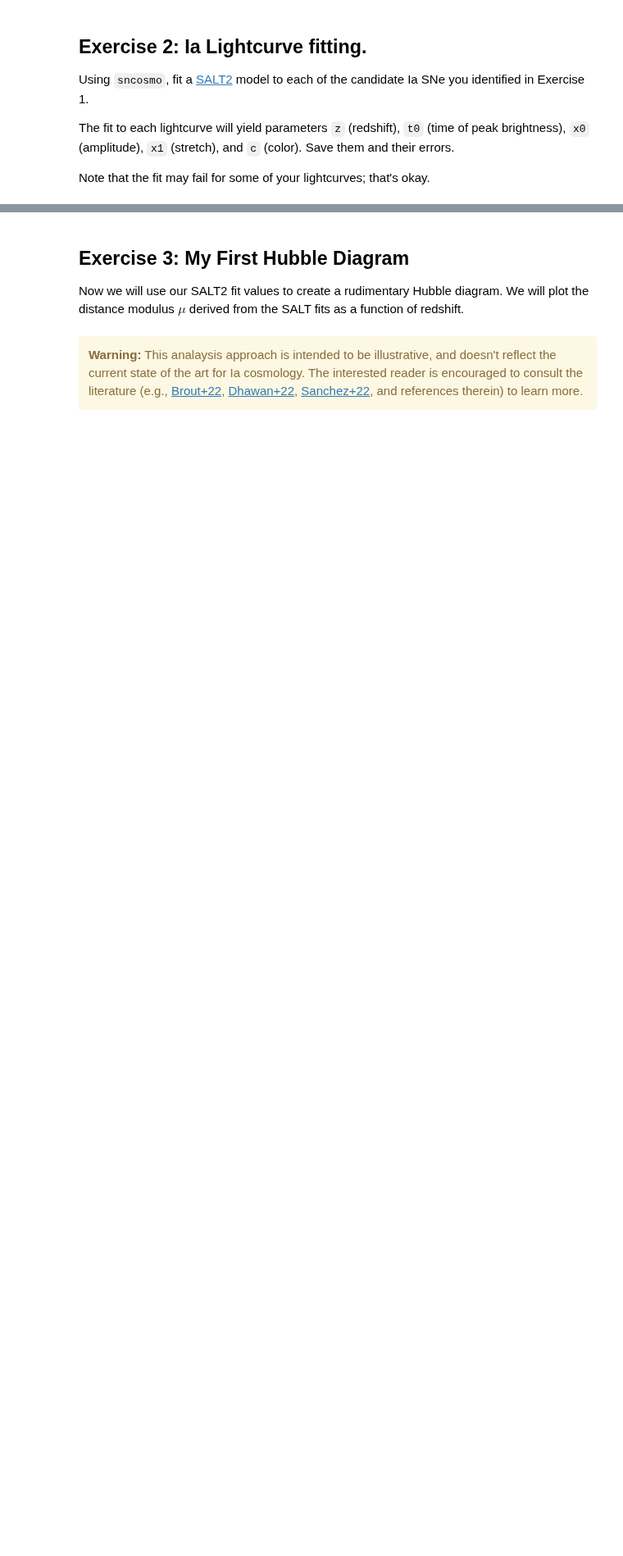
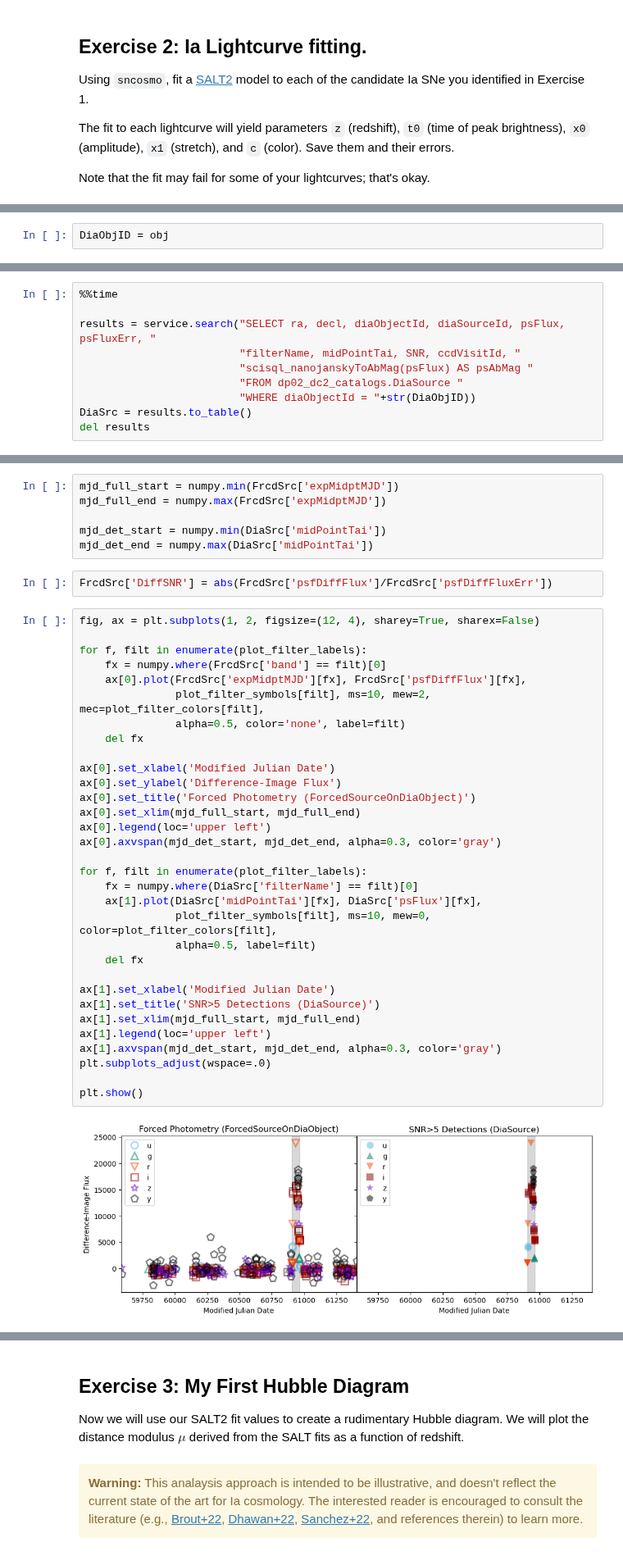
Before and after one commit to ykwang1/astr597-survey-science, a Jupyter notebook: HW/HW7.ipynb, the cells around one changed output, grey strips where cells are left out. Shown at 82% size. Drawn from its saved outputs; the diff is of its cells as text; blank space fills up the shorter version.

```diff
--- a/HW/HW7.ipynb
+++ b/HW/HW7.ipynb
@@ -29,0 +207,2 @@ Note that the fit may fail for some of your lightcurves; that's okay.
+# %%
+DiaObjID = obj
@@ -29,0 +230,10 @@ Note that the fit may fail for some of your lightcurves; that's okay.
+# %%
+%%time
+
+results = service.search("SELECT ra, decl, diaObjectId, diaSourceId, psFlux, psFluxErr, "
+                         "filterName, midPointTai, SNR, ccdVisitId, "
+                         "scisql_nanojanskyToAbMag(psFlux) AS psAbMag "
+                         "FROM dp02_dc2_catalogs.DiaSource "
+                         "WHERE diaObjectId = "+str(DiaObjID))
+DiaSrc = results.to_table()
+del results
@@ -29,0 +243,42 @@ Note that the fit may fail for some of your lightcurves; that's okay.
+# %%
+mjd_full_start = numpy.min(FrcdSrc['expMidptMJD'])
+mjd_full_end = numpy.max(FrcdSrc['expMidptMJD'])
+
+mjd_det_start = numpy.min(DiaSrc['midPointTai'])
+mjd_det_end = numpy.max(DiaSrc['midPointTai'])
+# %%
+FrcdSrc['DiffSNR'] = abs(FrcdSrc['psfDiffFlux']/FrcdSrc['psfDiffFluxErr'])
+# %%
+fig, ax = plt.subplots(1, 2, figsize=(12, 4), sharey=True, sharex=False)
+
+for f, filt in enumerate(plot_filter_labels):
+    fx = numpy.where(FrcdSrc['band'] == filt)[0]
+    ax[0].plot(FrcdSrc['expMidptMJD'][fx], FrcdSrc['psfDiffFlux'][fx],
+               plot_filter_symbols[filt], ms=10, mew=2, mec=plot_filter_colors[filt],
+               alpha=0.5, color='none', label=filt)
+    del fx
+
+ax[0].set_xlabel('Modified Julian Date')
+ax[0].set_ylabel('Difference-Image Flux')
+ax[0].set_title('Forced Photometry (ForcedSourceOnDiaObject)')
+ax[0].set_xlim(mjd_full_start, mjd_full_end)
+ax[0].legend(loc='upper left')
+ax[0].axvspan(mjd_det_start, mjd_det_end, alpha=0.3, color='gray')
+
+for f, filt in enumerate(plot_filter_labels):
+    fx = numpy.where(DiaSrc['filterName'] == filt)[0]
+    ax[1].plot(DiaSrc['midPointTai'][fx], DiaSrc['psFlux'][fx],
+               plot_filter_symbols[filt], ms=10, mew=0, color=plot_filter_colors[filt],
+               alpha=0.5, label=filt)
+    del fx
+
+ax[1].set_xlabel('Modified Julian Date')
+ax[1].set_title('SNR>5 Detections (DiaSource)')
+ax[1].set_xlim(mjd_full_start, mjd_full_end)
+ax[1].legend(loc='upper left')
+ax[1].axvspan(mjd_det_start, mjd_det_end, alpha=0.3, color='gray')
+plt.subplots_adjust(wspace=.0)
+
+plt.show()
+# %% [output]
+[figure, added]
```
Also changed, not shown: parts of 30 cells of this notebook.
